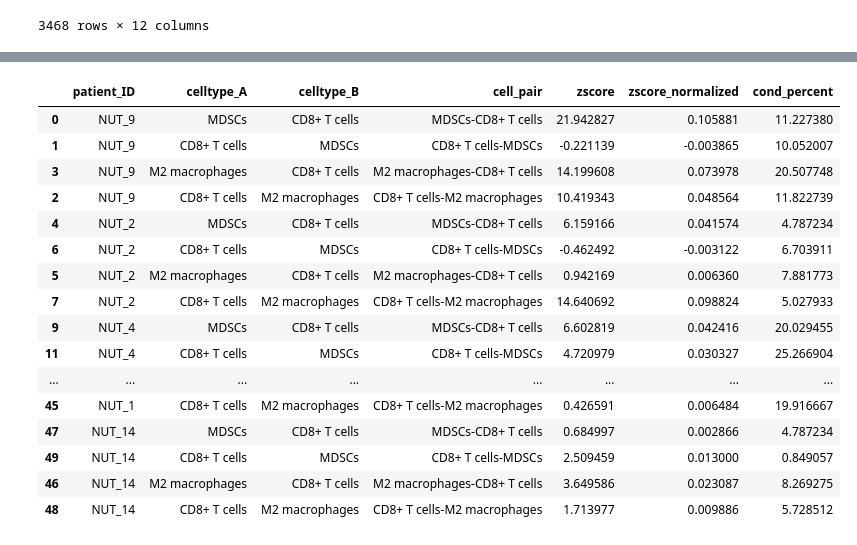
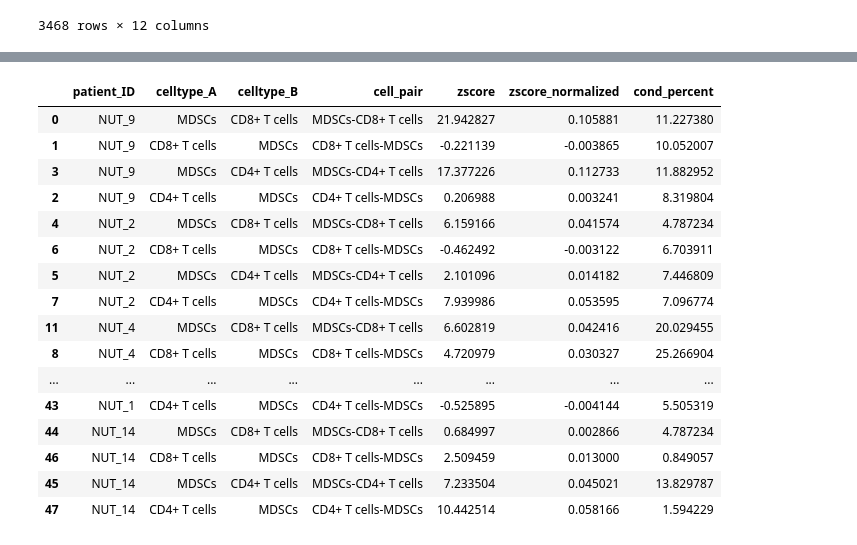
Before and after one commit to SchapiroLabor/NUT_spatial, a Jupyter notebook: spatial_analysis/spatial_analysis.ipynb, the cells around one changed output, grey strips where cells are left out. Saved outputs shown, nothing was run; the diff lists cells and outputs as text; code cells hidden in the pictures.

```diff
--- a/spatial_analysis/spatial_analysis.ipynb
+++ b/spatial_analysis/spatial_analysis.ipynb
@@ -3434,27 +945,28 @@ def cozi_dotplot(
+# %%
+#immune interaction only CD8+ T cells in either cell type A or B
+cd8_interactions = immune_interactions[
+    (immune_interactions["celltype_A"] == "CD8+ T cells") |
+    (immune_interactions["celltype_B"] == "CD8+ T cells") |
+    (immune_interactions["celltype_A"] == "CD4+ T cells") |
+    (immune_interactions["celltype_B"] == "CD4+ T cells")
+].copy()
+
+#below 45 cells in both celltype_A and celltype_B, the z_score is na
+cd8_interactions_filtered = cd8_interactions.copy()
+
+mask = (
+    (cd8_interactions_filtered["celltype_A_count"] < 45) |
+    (cd8_interactions_filtered["celltype_B_count"] < 45)
+)
+
+cd8_interactions_filtered.loc[mask, "zscore"] = np.nan
+cd8_interactions_filtered.loc[mask, "zscore_normalized"] = np.nan
 # %%
-#immune interaction only CD8+ T cells in either cell type A or B
-cd8_interactions = immune_interactions[
-    (immune_interactions["celltype_A"] == "CD8+ T cells") |
-    (immune_interactions["celltype_B"] == "CD8+ T cells")
-].copy()
-#below 45 cells in both celltype_A and celltype_B, the z_score is na
-cd8_interactions_filtered = cd8_interactions.copy()
-
-mask = (
-    (cd8_interactions_filtered["celltype_A_count"] < 45) |
-    (cd8_interactions_filtered["celltype_B_count"] < 45)
-)
-
-cd8_interactions_filtered.loc[mask, "zscore"] = np.nan
-cd8_interactions_filtered.loc[mask, "zscore_normalized"] = np.nan
-
 #focus is on MDSCs and M2 macrophages
 #either celltype_A or cell_type B has to be MDSCs
 mdscs_cd8 = cd8_interactions_filtered[
     (cd8_interactions_filtered["celltype_A"] == "MDSCs") |
-    (cd8_interactions_filtered["celltype_B"] == "MDSCs") |
-    (cd8_interactions_filtered["celltype_A"] == "M2 macrophages") |
-    (cd8_interactions_filtered["celltype_B"] == "M2 macrophages")
+    (cd8_interactions_filtered["celltype_B"] == "MDSCs")
 ].copy()
 mdscs_cd8
 #calculate median per patient_ID
@@ -3478,48 +990,66 @@ rows_to_add = []
 for mp in missing_patients:
     # Direction 1: MDSCs → CD8
     rows_to_add.append({
         "patient_ID": mp,
         "celltype_A": "MDSCs",
         "celltype_B": "CD8+ T cells",
         "cell_pair": "MDSCs-CD8+ T cells",
         "zscore": np.nan,
         "zscore_normalized": np.nan,
         "cond_percent": np.nan
     })
     # Direction 2: CD8 → MDSCs
     rows_to_add.append({
         "patient_ID": mp,
         "celltype_A": "CD8+ T cells",
         "celltype_B": "MDSCs",
         "cell_pair": "CD8+ T cells-MDSCs",
         "zscore": np.nan,
         "zscore_normalized": np.nan,
         "cond_percent": np.nan
     })
+    rows_to_add.append({
+        "patient_ID": mp,
+        "celltype_A": "MDSCs",
+        "celltype_B": "CD4+ T cells",
+        "cell_pair": "MDSCs-CD4+ T cells",
+        "zscore": np.nan,
+        "zscore_normalized": np.nan,
+        "cond_percent": np.nan
+    })
+    rows_to_add.append({
+        "patient_ID": mp,
+        "celltype_A": "CD4+ T cells",
+        "celltype_B": "MDSCs",
+        "cell_pair": "CD4+ T cells-MDSCs",
+        "zscore": np.nan,
+        "zscore_normalized": np.nan,
+        "cond_percent": np.nan
+    })
 # Add all at once
 mdscs_cd8 = pd.concat([mdscs_cd8, pd.DataFrame(rows_to_add)], ignore_index=True)
 mdscs_cd8["patient_ID"] = pd.Categorical(mdscs_cd8["patient_ID"], categories=patient_order, ordered=True)
-mdscs_cd8["cell_pair"] = pd.Categorical(mdscs_cd8["cell_pair"], categories=["MDSCs-CD8+ T cells", "CD8+ T cells-MDSCs", "M2 macrophages-CD8+ T cells", "CD8+ T cells-M2 macrophages"], ordered=True)
+mdscs_cd8["cell_pair"] = pd.Categorical(mdscs_cd8["cell_pair"], categories=["MDSCs-CD8+ T cells", "CD8+ T cells-MDSCs", "MDSCs-CD4+ T cells", "CD4+ T cells-MDSCs"], ordered=True)
 mdscs_cd8 = mdscs_cd8.sort_values(["patient_ID", "cell_pair"])
 mdscs_cd8
 # %% [output]
 |  | patient_ID | celltype_A | celltype_B | cell_pair | zscore | zscore_normalized | cond_percent |
 | 0 | NUT_9 | MDSCs | CD8+ T cells | MDSCs-CD8+ T cells | 21.942827 | 0.105881 | 11.227380 |
 | 1 | NUT_9 | CD8+ T cells | MDSCs | CD8+ T cells-MDSCs | -0.221139 | -0.003865 | 10.052007 |
-| 3 | NUT_9 | M2 macrophages | CD8+ T cells | M2 macrophages-CD8+ T cells | 14.199608 | 0.073978 | 20.507748 |
-| 2 | NUT_9 | CD8+ T cells | M2 macrophages | CD8+ T cells-M2 macrophages | 10.419343 | 0.048564 | 11.822739 |
+| 3 | NUT_9 | MDSCs | CD4+ T cells | MDSCs-CD4+ T cells | 17.377226 | 0.112733 | 11.882952 |
+| 2 | NUT_9 | CD4+ T cells | MDSCs | CD4+ T cells-MDSCs | 0.206988 | 0.003241 | 8.319804 |
 | 4 | NUT_2 | MDSCs | CD8+ T cells | MDSCs-CD8+ T cells | 6.159166 | 0.041574 | 4.787234 |
 | 6 | NUT_2 | CD8+ T cells | MDSCs | CD8+ T cells-MDSCs | -0.462492 | -0.003122 | 6.703911 |
-| 5 | NUT_2 | M2 macrophages | CD8+ T cells | M2 macrophages-CD8+ T cells | 0.942169 | 0.006360 | 7.881773 |
-| 7 | NUT_2 | CD8+ T cells | M2 macrophages | CD8+ T cells-M2 macrophages | 14.640692 | 0.098824 | 5.027933 |
-| 9 | NUT_4 | MDSCs | CD8+ T cells | MDSCs-CD8+ T cells | 6.602819 | 0.042416 | 20.029455 |
-| 11 | NUT_4 | CD8+ T cells | MDSCs | CD8+ T cells-MDSCs | 4.720979 | 0.030327 | 25.266904 |
+| 5 | NUT_2 | MDSCs | CD4+ T cells | MDSCs-CD4+ T cells | 2.101096 | 0.014182 | 7.446809 |
+| 7 | NUT_2 | CD4+ T cells | MDSCs | CD4+ T cells-MDSCs | 7.939986 | 0.053595 | 7.096774 |
+| 11 | NUT_4 | MDSCs | CD8+ T cells | MDSCs-CD8+ T cells | 6.602819 | 0.042416 | 20.029455 |
+| 8 | NUT_4 | CD8+ T cells | MDSCs | CD8+ T cells-MDSCs | 4.720979 | 0.030327 | 25.266904 |
 | ... | ... | ... | ... | ... | ... | ... | ... |
-| 45 | NUT_1 | CD8+ T cells | M2 macrophages | CD8+ T cells-M2 macrophages | 0.426591 | 0.006484 | 19.916667 |
-| 47 | NUT_14 | MDSCs | CD8+ T cells | MDSCs-CD8+ T cells | 0.684997 | 0.002866 | 4.787234 |
-| 49 | NUT_14 | CD8+ T cells | MDSCs | CD8+ T cells-MDSCs | 2.509459 | 0.013000 | 0.849057 |
-| 46 | NUT_14 | M2 macrophages | CD8+ T cells | M2 macrophages-CD8+ T cells | 3.649586 | 0.023087 | 8.269275 |
-| 48 | NUT_14 | CD8+ T cells | M2 macrophages | CD8+ T cells-M2 macrophages | 1.713977 | 0.009886 | 5.728512 |
+| 43 | NUT_1 | CD4+ T cells | MDSCs | CD4+ T cells-MDSCs | -0.525895 | -0.004144 | 5.505319 |
+| 44 | NUT_14 | MDSCs | CD8+ T cells | MDSCs-CD8+ T cells | 0.684997 | 0.002866 | 4.787234 |
+| 46 | NUT_14 | CD8+ T cells | MDSCs | CD8+ T cells-MDSCs | 2.509459 | 0.013000 | 0.849057 |
+| 45 | NUT_14 | MDSCs | CD4+ T cells | MDSCs-CD4+ T cells | 7.233504 | 0.045021 | 13.829787 |
+| 47 | NUT_14 | CD4+ T cells | MDSCs | CD4+ T cells-MDSCs | 10.442514 | 0.058166 | 1.594229 |
 # %%
 tumor_site_colors = {
     "Lung": "#F0F0F0",
```
Also changed, not shown: parts of 120 cells of this notebook, 1 other file.
